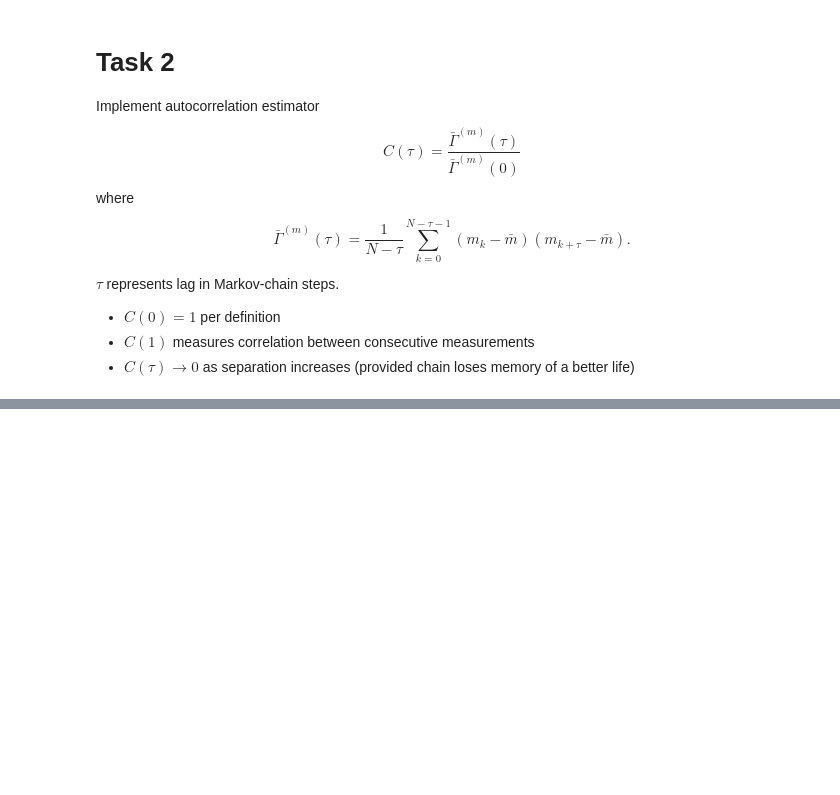
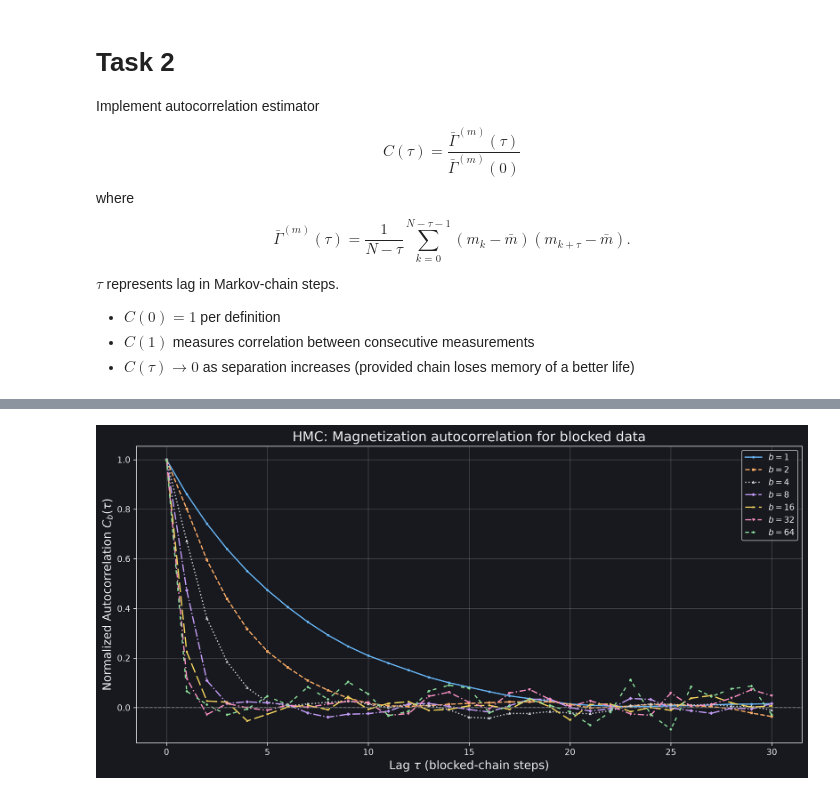
Before and after one commit to itzhaQQ/CompPhys, a Jupyter notebook: sheet04/cp04.ipynb, the cells around one changed output, grey strips where cells are left out. Cells and saved outputs as stored; diff of their text form; code cells hidden in the pictures; blank space fills up the shorter version.

Commit message:
finished task 3

```diff
--- a/sheet04/cp04.ipynb
+++ b/sheet04/cp04.ipynb
@@ -326,0 +454,67 @@ N_md=4:C(0) = 1.0000,C(1) = 0.5955,C(10) = 0.2042
+# %%
+# =============================================================
+# Task 3: generate blocked datasets and autocorrelate
+
+# Use N_md = 100 chain
+m_samples = chains[100]["m"]
+
+block_sizes = [1, 2, 4, 8, 16, 32, 64]
+
+blocked_data = {}
+
+for b in block_sizes:
+
+    # generate blocked magnetization measurements
+    m_blocked = block_data(m_samples, b)
+
+    blocked_data[b] = m_blocked
+
+    print(
+        f"b={b:2d}: "
+        f"N_blocks = {len(m_blocked):5d}, "
+        f"Mean = {np.mean(m_blocked):.6f}"
+    )
+
+# Autocorleone
+max_lag = 30 # anita max win
+lags = np.arange(max_lag + 1)
+
+fig, ax = plt.subplots(figsize=(12, 6), dpi=300)
+
+for i, b in enumerate(block_sizes):
+
+    # retrieve blocked magn meas
+    m_blocked = blocked_data[b]
+
+    # calc normalized autocorrelation of each lag
+    C_val = np.array([autocorrelation(m_blocked, lag) for lag in lags])
+
+    ax.plot(
+        lags,
+        C_val,
+        color=colors[i],
+        linestyle=LINESTYLES[i],
+        linewidth=1.5,
+        marker=MARKERS[i],
+        markersize=2,
+        label=rf"$b={b}$"
+    )
+    print(
+        f"b={b:2d}:"
+        f"C(0) = {C_val[0]:.4f},"
+        f"C(1) = {C_val[1]:.4f},"
+        f"C(10) = {C_val[10]:.4f}"
+    )
+ax.axhline(0, color="gray", linestyle="--", linewidth=1.0)
+# ax.axvline(10, color="gray", linestyle="--", linewidth=1.0)
+ax.set_xlabel(r"Lag $\tau$ (blocked-chain steps)", fontsize=14)
+ax.set_ylabel(r"Normalized Autocorrelation $C_b(\tau)$", fontsize=14)
+ax.set_title("HMC: Magnetization autocorrelation for blocked data", fontsize=16)
+
+ax.grid(alpha=0.3)
+ax.legend()
+plt.tight_layout()
+plt.savefig("figs/hmc_magnetization_blocked_autocorrelation.pdf", dpi=300)
+plt.savefig("figs/hmc_magnetization_blocked_autocorrelation.png", dpi=300)
+plt.show()
+# %% [output]
@@ -326,0 +535 @@ N_md=4:C(0) = 1.0000,C(1) = 0.5955,C(10) = 0.2042
+[figure, added]
```
Also changed, not shown: parts of 9 cells of this notebook, 7 other files.
